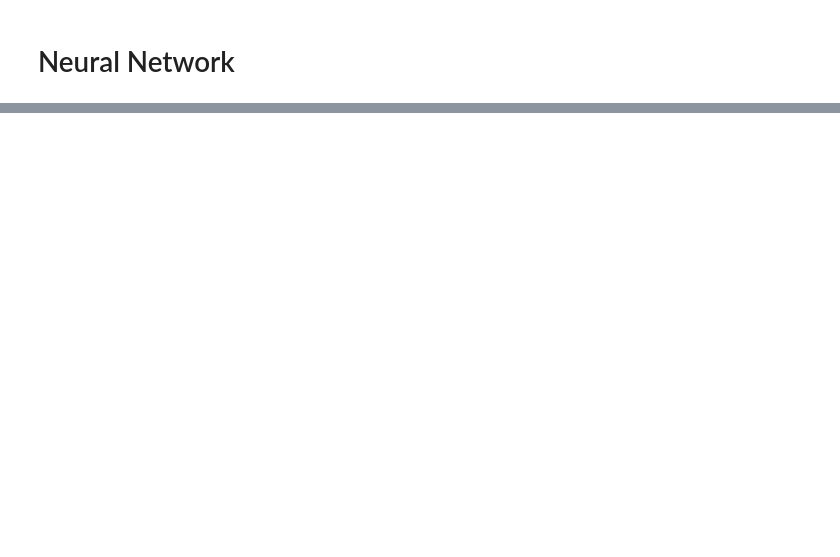
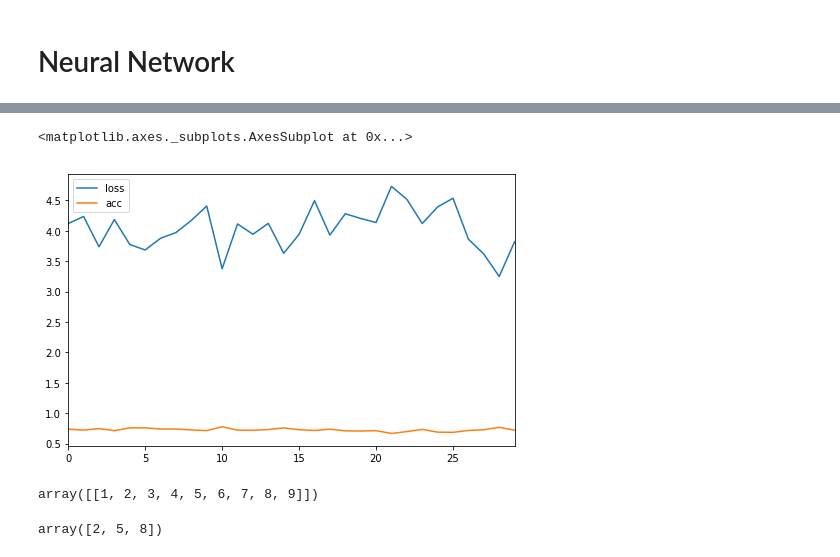
Before and after one commit to alifele/EEG-SelfResearch, a Jupyter notebook: colab_ANN_with_FFT.ipynb, the cells around one changed output, grey strips where cells are left out. Cells and saved outputs as stored; diff of their text form; code cells hidden in the pictures; blank space fills up the shorter version.

```diff
--- a/colab_ANN_with_FFT.ipynb
+++ b/colab_ANN_with_FFT.ipynb
@@ -164,6 +190,6 @@ X_train.shape[1]
 # %%
 model = Sequential([
-    Flatten(input_shape=[X_train.shape[1],X_train.shape[2]]),
+    Flatten(input_shape=[X.shape[1],X.shape[2]]),
     Dense(300, activation='relu'),
     Dropout(0.5),
     Dense(200, activation='relu'),
@@ -202,2 +247,0 @@ model.compile(loss = 'binary_crossentropy',
-# %%
-model.fit(X_train, y_train, epochs=3, batch_size=64)
@@ -210,0 +248,2 @@ Epoch 3/3
+# %%
+his = model.fit(X, y, epochs=30, batch_size=4)
@@ -211,2 +268,13 @@ Epoch 3/3
+# %%
+pd.DataFrame(his.history).plot(figsize=(8, 5))
+# %% [output]
+<matplotlib.axes._subplots.AxesSubplot at 0x...>
+[figure, added]
+# %%
+a.reshape(1,-1)
+# %% [output]
+array([[1, 2, 3, 4, 5, 6, 7, 8, 9]])
 # %%
-a
+a[:,1]
+# %% [output]
+array([2, 5, 8])
```
Also changed, not shown: parts of 25 cells of this notebook.
